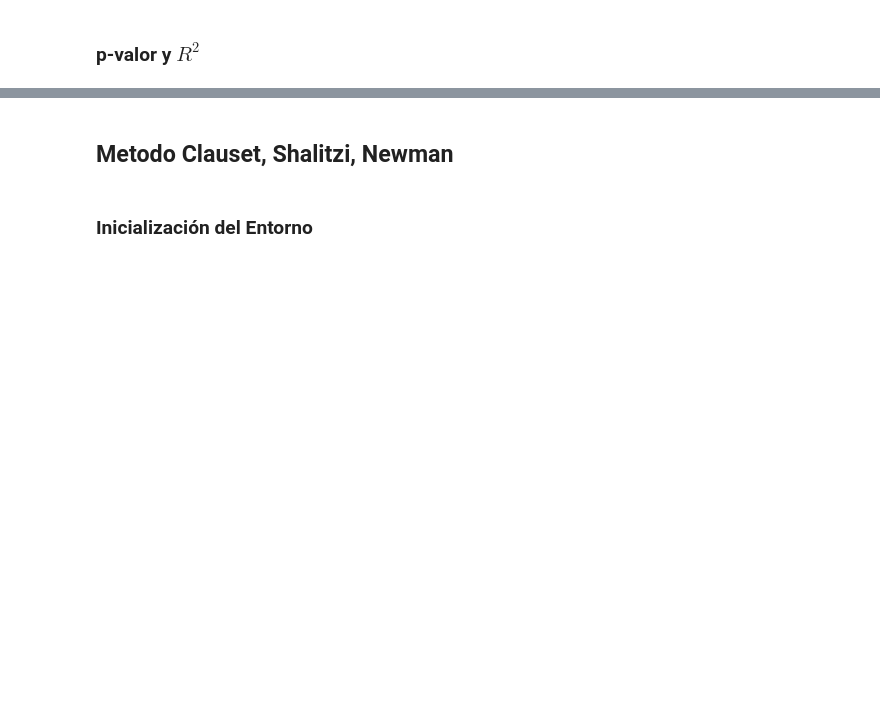
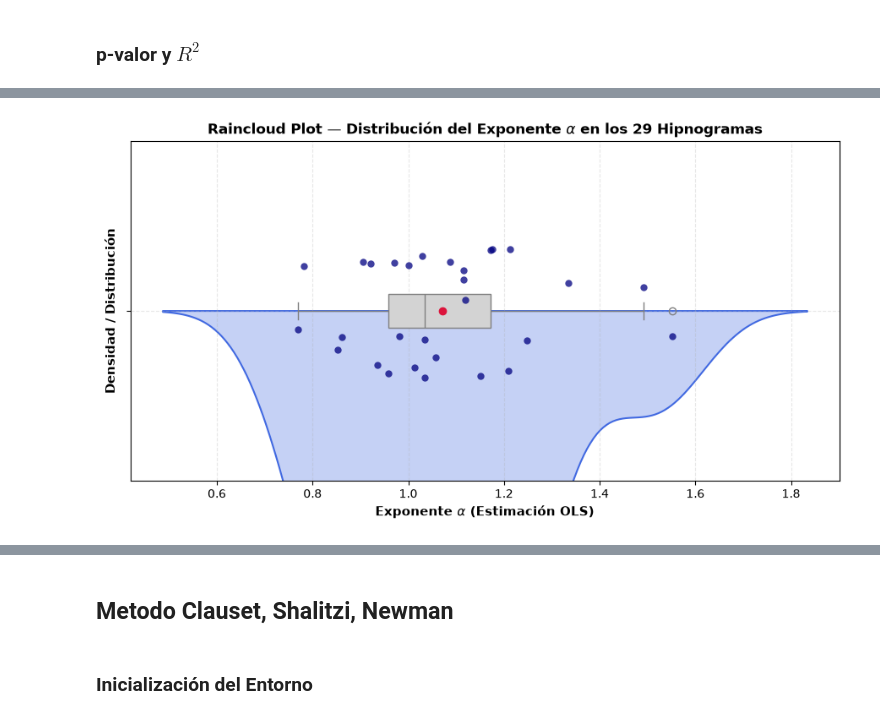
Before and after one commit to kao05/Projects_CS, a Jupyter notebook: Hypnograms/Power_Law_Symbolic_Analysis_EquipoPro.ipynb, the cells around one changed output, grey strips where cells are left out. Cells and saved outputs as stored; diff of their text form; code cells hidden in the pictures; blank space fills up the shorter version.

```diff
--- a/Hypnograms/Power_Law_Symbolic_Analysis_EquipoPro.ipynb
+++ b/Hypnograms/Power_Law_Symbolic_Analysis_EquipoPro.ipynb
@@ -477,6 +697,6 @@ plt.show()
 # %%
 # Cargar los resultados previamente exportados
-#df_ols = pd.read_csv('resultados_ols_29_hipnogramas.csv')
+df_ols = pd.read_csv('resultados/resultados_ols_29_hipnogramas.csv')
 
 fig, ax = plt.subplots(figsize=(9, 5))
 
@@ -493,33 +713,35 @@ sns.kdeplot(
 
 # 2. Diagrama de caja (Boxplot alineado)
 sns.boxplot(
     data=df_ols,
     x='alpha_ols',
     ax=ax,
     color='lightgray',
     width=0.1,
     showmeans=True,
     meanprops={"marker": "o", "markerfacecolor": "crimson", "markeredgecolor": "crimson", "markersize": 6}
 )
 
 # 3. Dispersión de puntos individuales con jitter (Strip plot)
 sns.stripplot(
     data=df_ols,
     x='alpha_ols',
     ax=ax,
     color='navy',
     size=6,
     jitter=0.2,
     alpha=0.75
 )
 
 ax.set_xlabel(r'Exponente $\alpha$ (Estimación OLS)', fontsize=11, fontweight='bold')
 ax.set_ylabel('Densidad / Distribución', fontsize=11, fontweight='bold')
 ax.set_title(r'Raincloud Plot — Distribución del Exponente $\alpha$ en los 29 Hipnogramas', fontsize=12, fontweight='bold')
 ax.grid(True, linestyle='--', alpha=0.3)
 
 plt.tight_layout()
 plt.show()
+# %% [output]
+[figure, added]
 # %%
 # Crear gráfico de dispersión con distribuciones marginales
 g = sns.jointplot(
```
Also changed, not shown: parts of 13 cells of this notebook, 3 other files.
